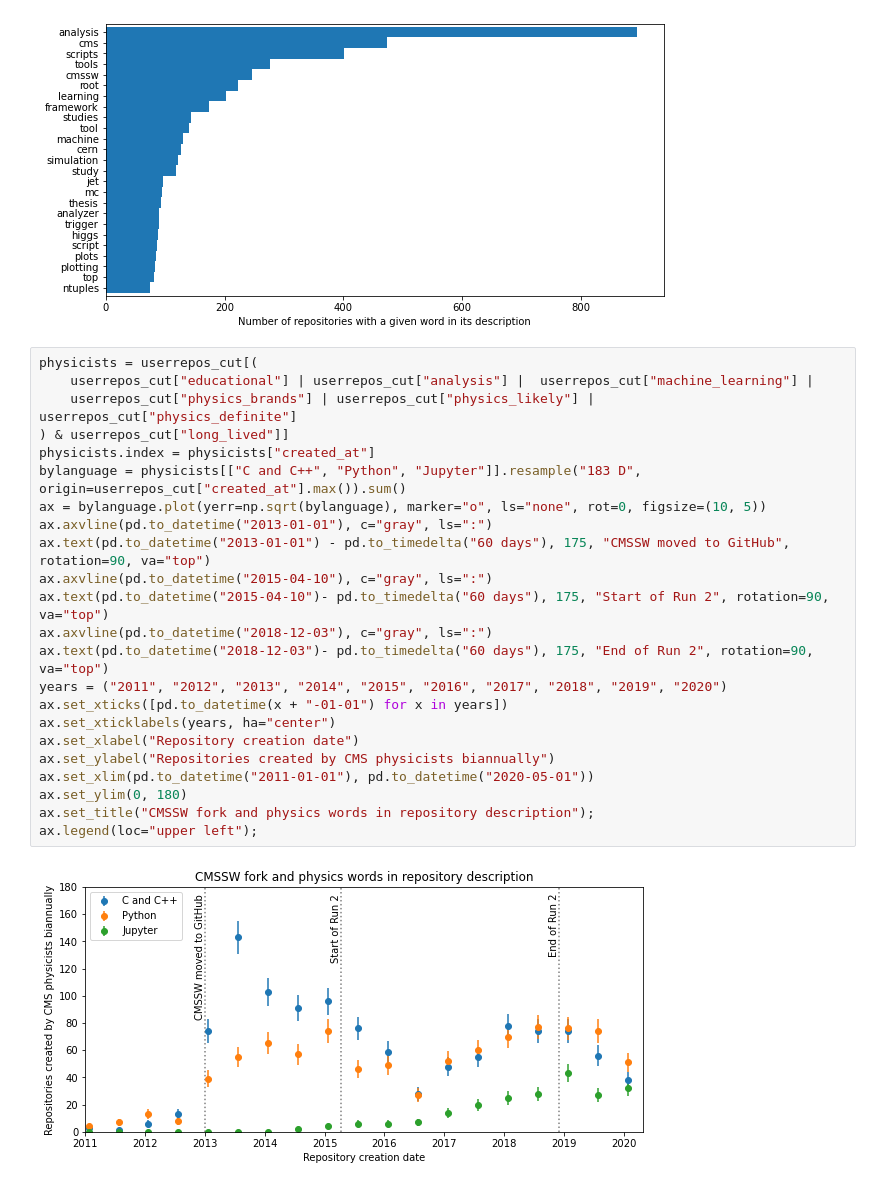
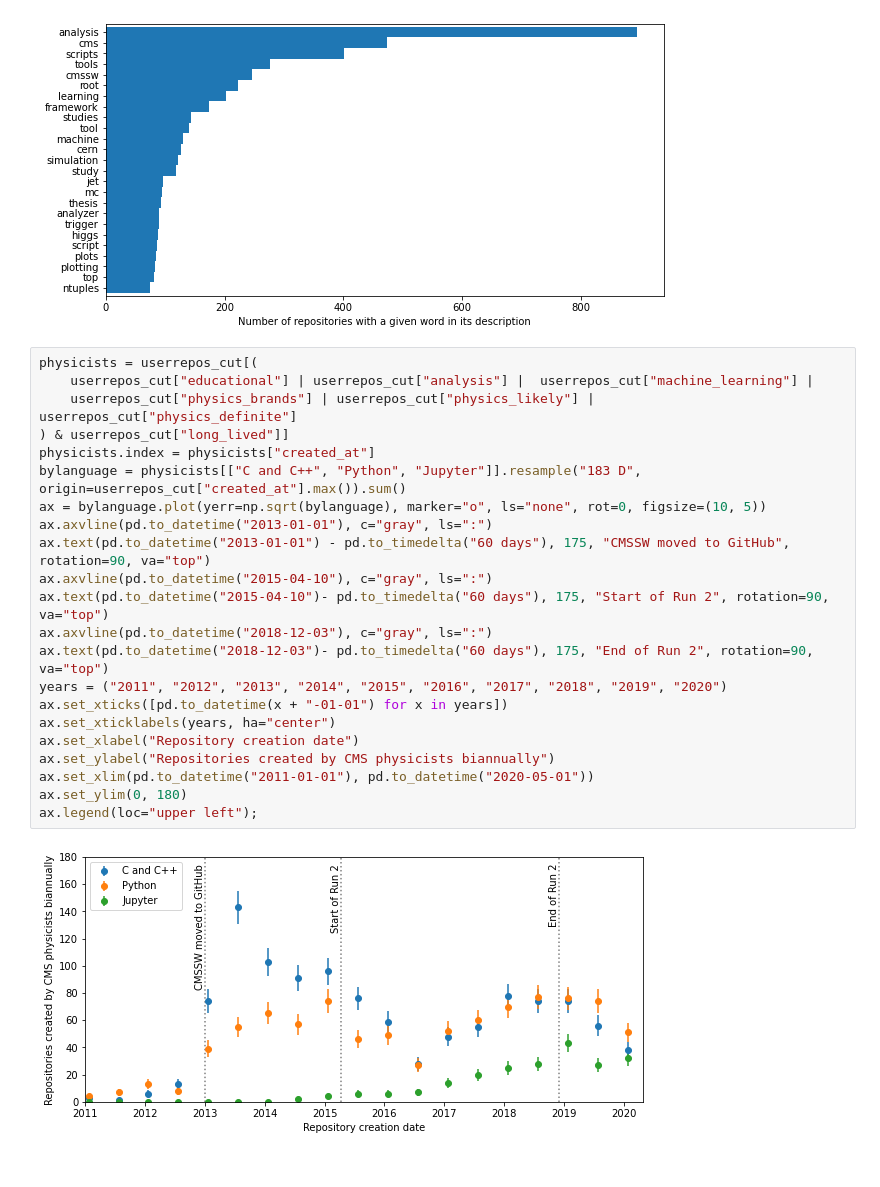
Before and after one commit to jpivarski-talks/2020-08-13-pyhep-debriefing, a Jupyter notebook: analyze-cmssw.ipynb, the cells around one changed output. Drawn from its saved outputs; the diff is of its cells as text.

Commit message:
Another pretty plot

```diff
--- a/analyze-cmssw.ipynb
+++ b/analyze-cmssw.ipynb
@@ -340,25 +340,24 @@ Text(0.5, 0, 'Number of repositories with a given word in its description')
 # %%
 physicists = userrepos_cut[(
     userrepos_cut["educational"] | userrepos_cut["analysis"] |  userrepos_cut["machine_learning"] |
     userrepos_cut["physics_brands"] | userrepos_cut["physics_likely"] | userrepos_cut["physics_definite"]
 ) & userrepos_cut["long_lived"]]
 physicists.index = physicists["created_at"]
 bylanguage = physicists[["C and C++", "Python", "Jupyter"]].resample("183 D", origin=userrepos_cut["created_at"].max()).sum()
 ax = bylanguage.plot(yerr=np.sqrt(bylanguage), marker="o", ls="none", rot=0, figsize=(10, 5))
 ax.axvline(pd.to_datetime("2013-01-01"), c="gray", ls=":")
 ax.text(pd.to_datetime("2013-01-01") - pd.to_timedelta("60 days"), 175, "CMSSW moved to GitHub", rotation=90, va="top")
 ax.axvline(pd.to_datetime("2015-04-10"), c="gray", ls=":")
 ax.text(pd.to_datetime("2015-04-10")- pd.to_timedelta("60 days"), 175, "Start of Run 2", rotation=90, va="top")
 ax.axvline(pd.to_datetime("2018-12-03"), c="gray", ls=":")
 ax.text(pd.to_datetime("2018-12-03")- pd.to_timedelta("60 days"), 175, "End of Run 2", rotation=90, va="top")
 years = ("2011", "2012", "2013", "2014", "2015", "2016", "2017", "2018", "2019", "2020")
 ax.set_xticks([pd.to_datetime(x + "-01-01") for x in years])
 ax.set_xticklabels(years, ha="center")
 ax.set_xlabel("Repository creation date")
 ax.set_ylabel("Repositories created by CMS physicists biannually")
 ax.set_xlim(pd.to_datetime("2011-01-01"), pd.to_datetime("2020-05-01"))
 ax.set_ylim(0, 180)
-ax.set_title("CMSSW fork and physics words in repository description");
 ax.legend(loc="upper left");
 # %% [output]
-[figure, old version]
+[figure, new version]
```
Also changed, not shown: parts of 3 cells of this notebook.
